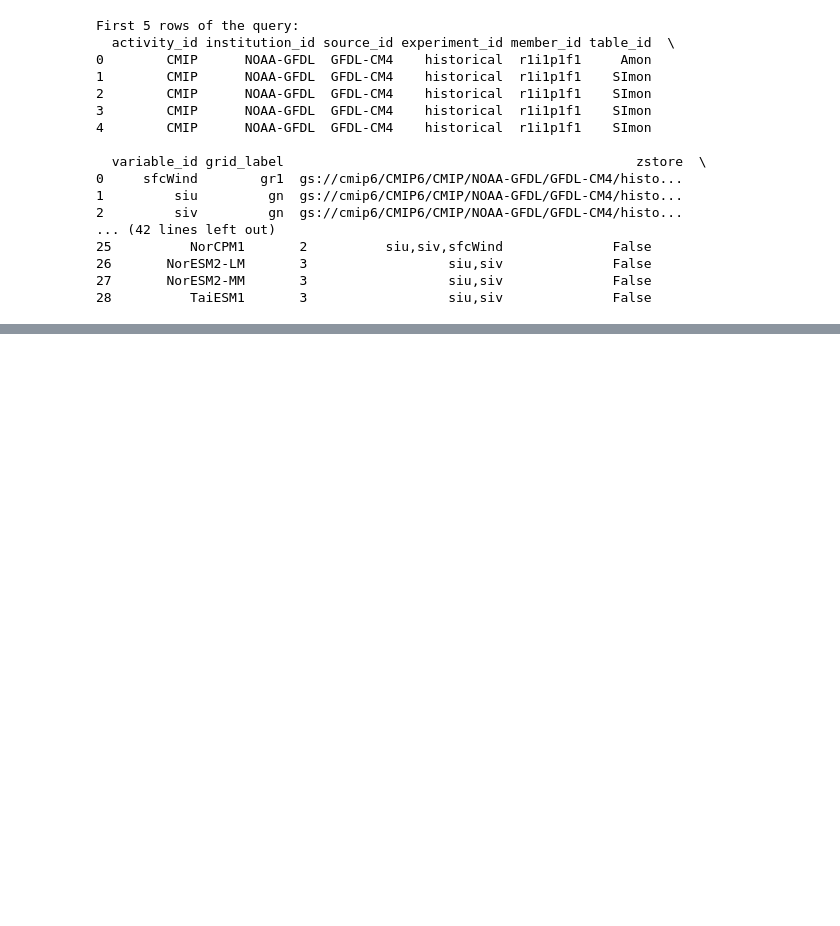
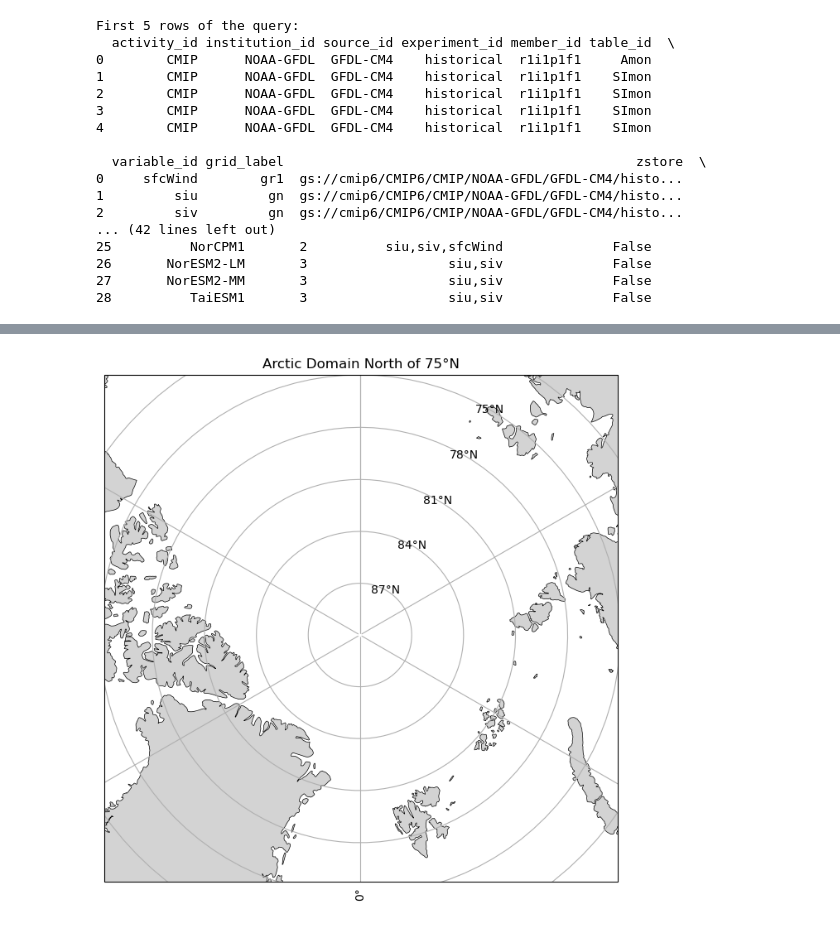
Before and after one commit to akikomotoki/UTRA, a Jupyter notebook: sea ice vel.ipynb, the cells around one changed output, grey strips where cells are left out. Drawn from its saved outputs; the diff is of its cells as text; code cells hidden in the pictures; blank space fills up the shorter version.

```diff
--- a/sea ice vel.ipynb
+++ b/sea ice vel.ipynb
@@ -441,0 +622,23 @@ plt.show()
+# %%
+import matplotlib.pyplot as plt
+import cartopy.crs as ccrs
+import cartopy.feature as cfeature
+
+# create figure with a polar stereographic projection
+plt.figure(figsize=(8, 8))
+ax = plt.axes(projection=ccrs.NorthPolarStereo())
+
+ax.set_extent([-180, 180, 75, 90], ccrs.PlateCarree())
+
+# add land and coastlines
+ax.add_feature(cfeature.LAND, facecolor='lightgray')
+ax.add_feature(cfeature.COASTLINE, linewidth=0.5)
+
+gl = ax.gridlines(draw_labels=True)
+gl.top_labels = False
+gl.right_labels = False
+
+plt.title("Arctic Domain North of 75°N")
+plt.show()
+# %% [output]
+[figure, added]
```
Also changed, not shown: parts of 20 cells of this notebook.
